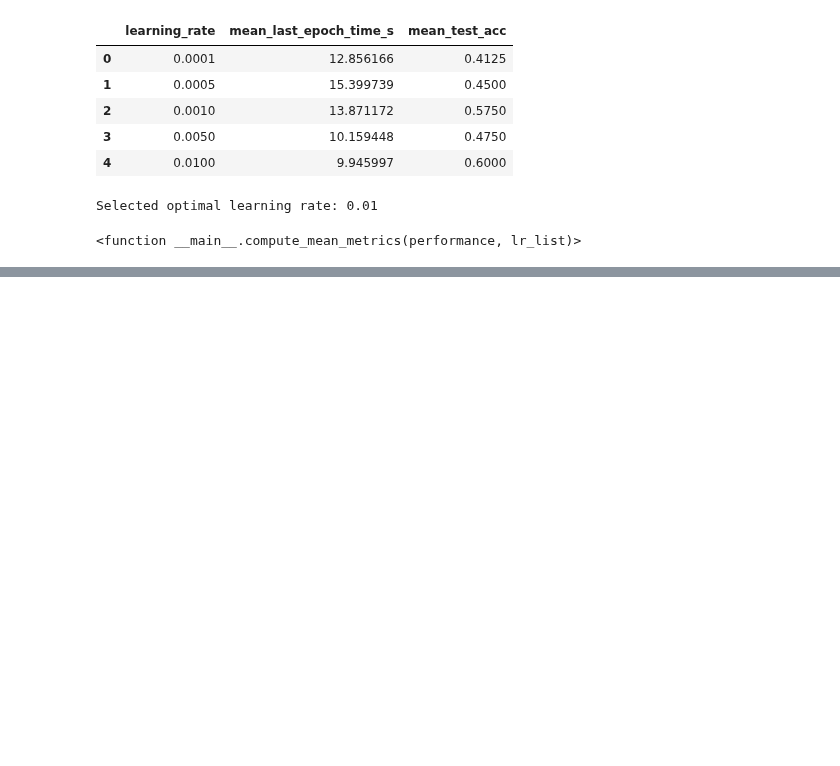
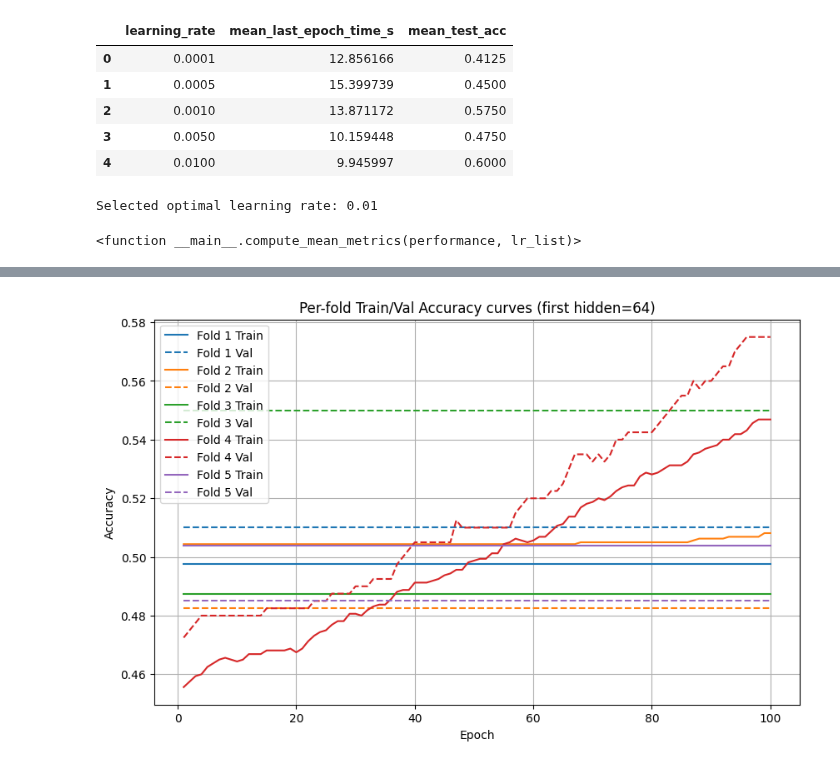
Before and after one commit to KyeYongChoo/Neural-Networks-Music-Classification-Housing-Price-Predictor, a Jupyter notebook: my_ans/QA.ipynb, the cells around one changed output, grey strips where cells are left out. Saved outputs shown, nothing was run; the diff lists cells and outputs as text; code cells hidden in the pictures; blank space fills up the shorter version.

```diff
--- a/my_ans/QA.ipynb
+++ b/my_ans/QA.ipynb
@@ -442,0 +650,16 @@ Selected learning rate 0.01 because it achieved the highest mean test accuracy a
+# %%
+# Optional: show per-fold train/test accuracy curves for the chosen architecture
+h = optimal_h
+fold_histories = all_fold_histories[h]
+plt.figure(figsize=(10,6))
+for i, (train_hist, val_hist) in enumerate(fold_histories):
+    plt.plot(range(1, len(train_hist)+1), train_hist, label=f'Fold {i+1} Train', color='C'+str(i), linestyle='-')
+    plt.plot(range(1, len(val_hist)+1), val_hist, label=f'Fold {i+1} Val', color='C'+str(i), linestyle='--')
+plt.xlabel('Epoch')
+plt.ylabel('Accuracy')
+plt.title(f'Per-fold Train/Val Accuracy curves (first hidden={h})')
+plt.legend()
+plt.grid(True)
+plt.show()
+# %% [output]
+[figure, added]
```
Also changed, not shown: parts of 10 cells of this notebook.
